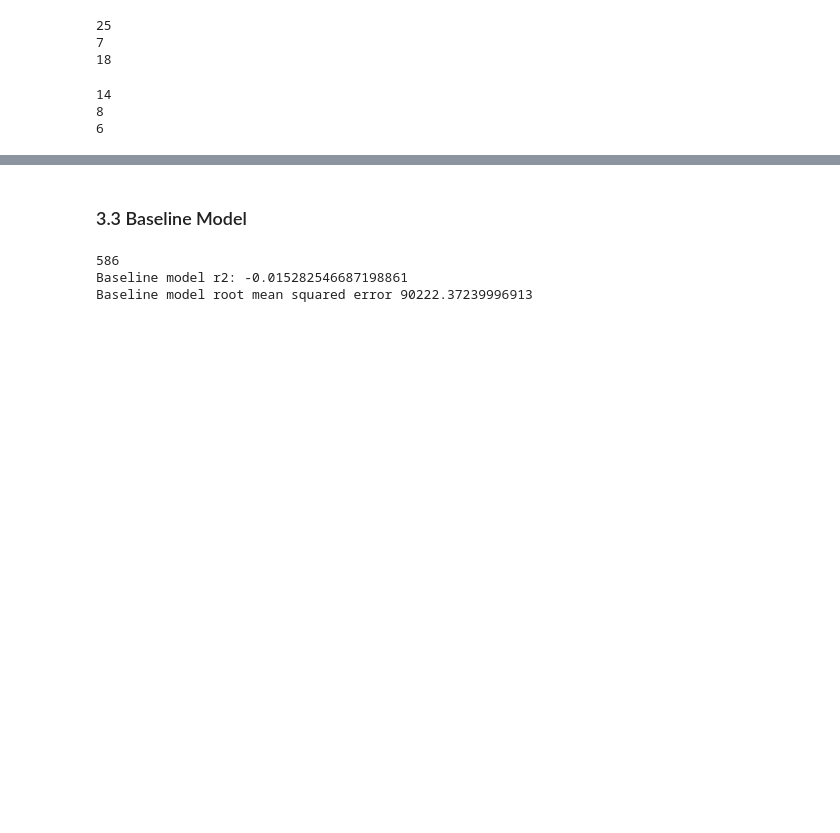
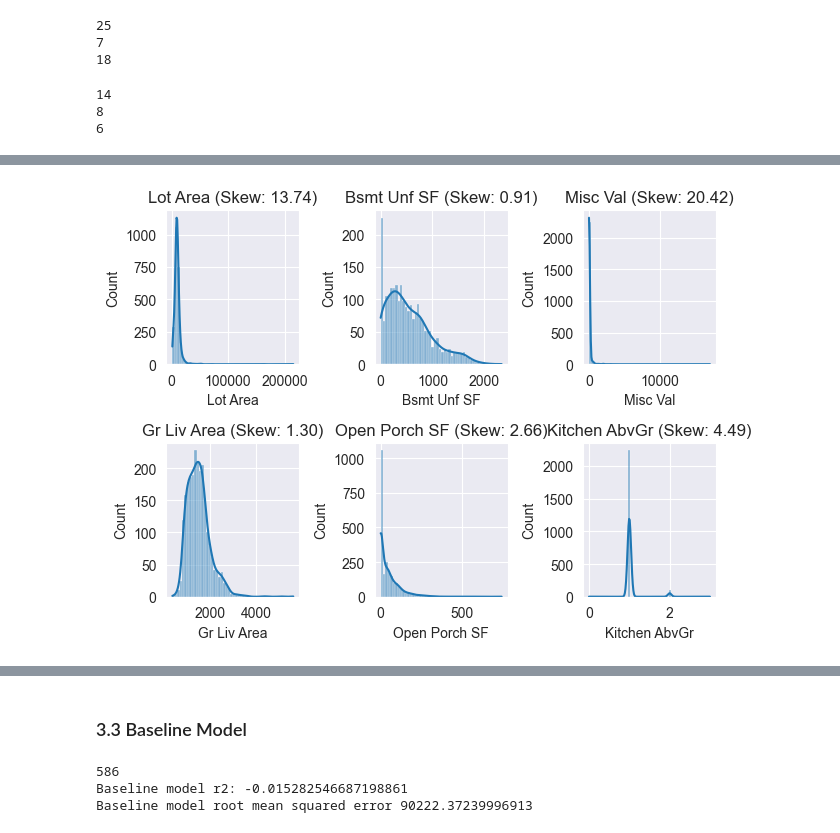
Before and after one commit to szymon-ml/Portfolio-Housing-Project, a Jupyter notebook: AmesPortfolio.ipynb, the cells around one changed output, grey strips where cells are left out. Drawn from its saved outputs; the diff is of its cells as text; code cells hidden in the pictures; blank space fills up the shorter version.

```diff
--- a/AmesPortfolio.ipynb
+++ b/AmesPortfolio.ipynb
@@ -598,2 +625,13 @@ cat_ordinal_mode: 6 ['Utilities', 'Exter Cond', 'Heating QC', 'Functional', 'Kit
 cat_ordinal_missing: 8 ['Bsmt Qual', 'Bsmt Cond', 'Bsmt Exposure', 'BsmtFin Type 1', 'BsmtFin Type 2', 'Fireplace Qu', 'Garage Qual', 'Garage Cond']
 cat_target: 4 ['Neighborhood', 'Exterior 1st', 'Exterior 2nd', 'Sale Type']
+# %%
+#checking value ordering for columns to be imputed with mode:
+print('Ordinal to be imputed with mode - list of values')
+for feature in cat_ordinal_mode:
+    print(f"{feature}:", X_train[feature].unique())
+
+print()
+print("Ordinal to be imputed with 'missing' - list of values")
+
+for feature in cat_ordinal_missing:
+    print(f"{feature}:", X_train[feature].unique())
@@ -670,0 +799,19 @@ preprocessor = ColumnTransformer(
+# %%
+#vizualizing a few of the skewed features (BEFORE)
+features_to_plot = [
+    'Lot Area',
+    'Bsmt Unf SF',
+    'Misc Val',
+    'Gr Liv Area',
+    'Open Porch SF',
+    'Kitchen AbvGr'
+]
+
+for i, feature in enumerate(features_to_plot):
+    ax = plt.subplot(2, 3, i + 1) # <-- The fix
+    sns.histplot(X_train[feature], bins=50, kde=True, ax=ax)
+    ax.set_title(f'{feature} (Skew: {X_train[feature].skew():.2f})')
+
+plt.tight_layout()
+# %% [output]
+[figure, added]
```
Also changed, not shown: parts of 73 cells of this notebook.
